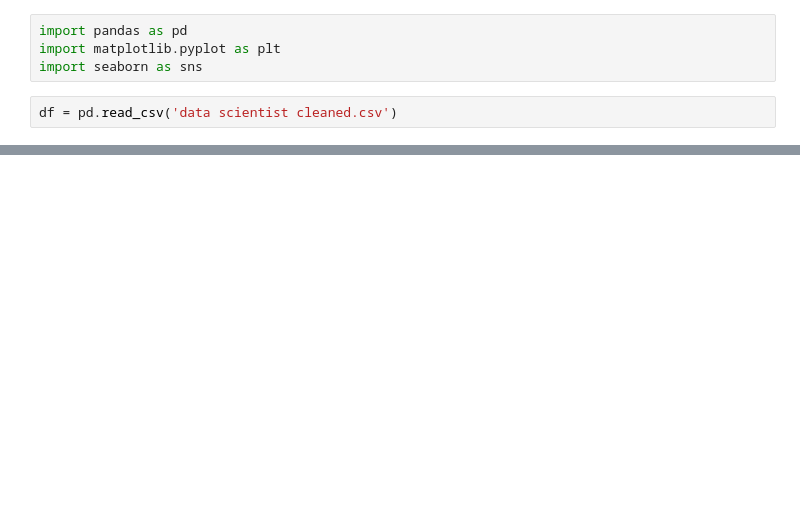
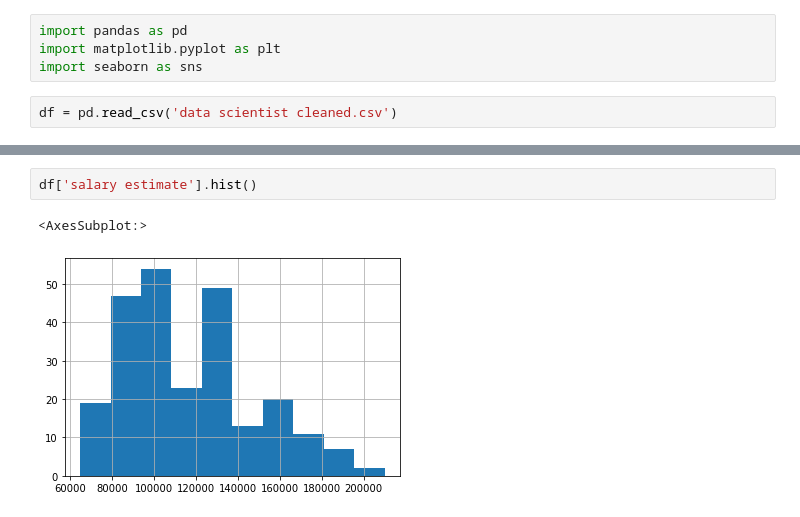
Before and after one commit to Mausoleoo/Salary_Prediction, a Jupyter notebook: Data EDA.ipynb, the cells around one changed output, grey strips where cells are left out. Cells and saved outputs as stored; diff of their text form; blank space fills up the shorter version.

```diff
--- a/Data EDA.ipynb
+++ b/Data EDA.ipynb
@@ -26,0 +44,5 @@ Index(['company', 'job title', 'location', 'job description',
+# %%
+df['salary estimate'].hist()
+# %% [output]
+<AxesSubplot:>
+[figure, added]
```
Also changed, not shown: parts of 20 cells of this notebook, 1 other file.
